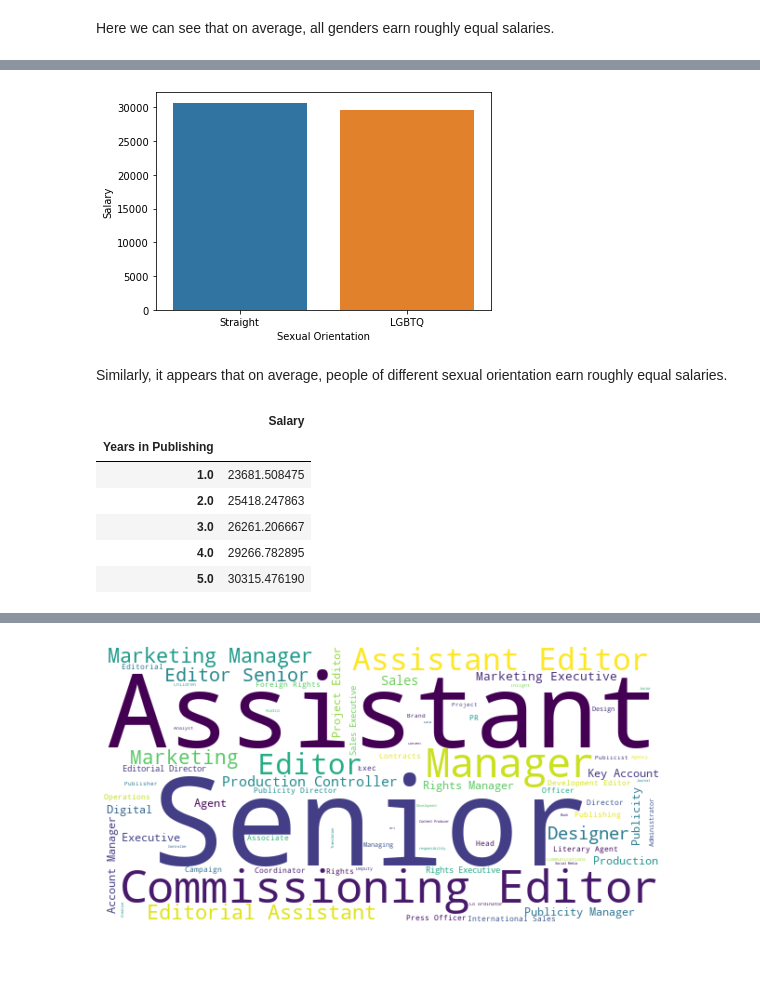
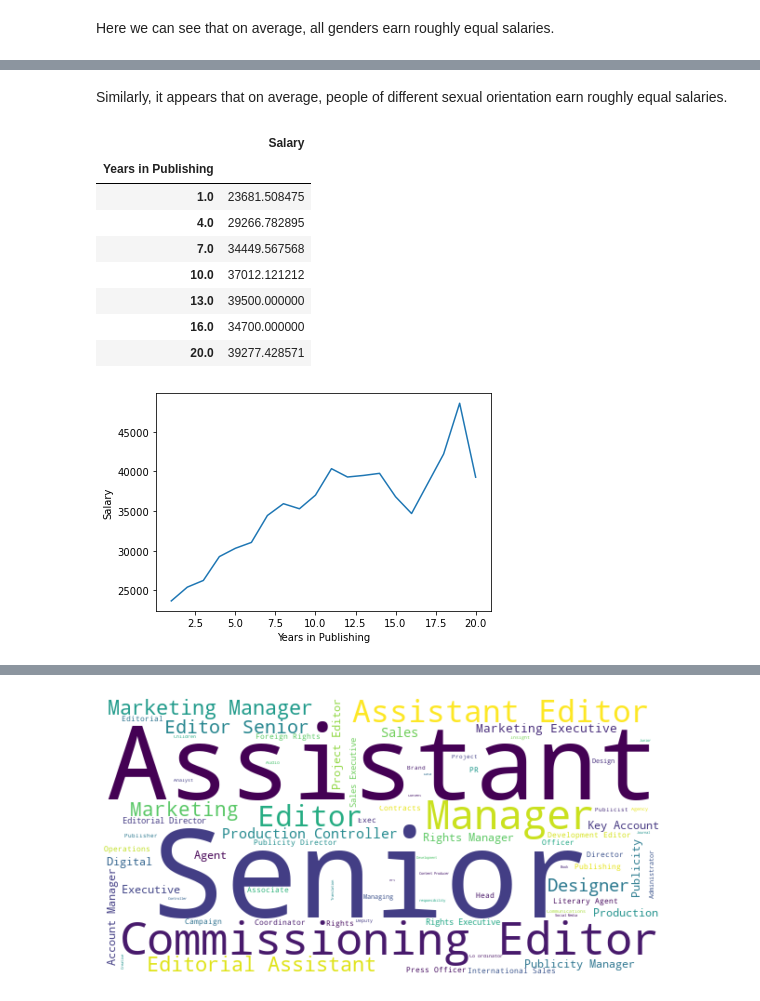
Before and after one commit to dan-grant-hunter/UK_Publishing_Analysis, a Jupyter notebook: book_publishing.ipynb, the cells around one changed output, grey strips where cells are left out. Saved outputs shown, nothing was run; the diff lists cells and outputs as text; code cells hidden in the pictures; blank space fills up the shorter version.

```diff
--- a/book_publishing.ipynb
+++ b/book_publishing.ipynb
@@ -612,20 +650,21 @@ pd.pivot_table(ukpub, index='Sexual Orientation',
-# %%
-# Plot graph showing mean salary amount for Sexual Orientation
-sexori_salary = pd.pivot_table(ukpub, index='Sexual Orientation', values='Salary').sort_values('Salary', ascending=False)
-sns.barplot(x=sexori_salary.index, y="Salary", data=sexori_salary);
-# %% [output]
-[figure, removed]
 # %% [markdown]
 Similarly, it appears that on average, people of different sexual orientation earn roughly equal salaries.
 # %%
 # Pivot table for average salary and average years in publishing for sexual orientation
-pd.pivot_table(ukpub, index='Years in Publishing',
-                       values=['Salary']).sort_index().head()
+display(pd.pivot_table(ukpub, index='Years in Publishing',
+                       values=['Salary']).sort_index()[::3])
+
+# Plot graph showing mean salary amount for Each year or Years in Publishing
+yip_salary = pd.pivot_table(ukpub, index='Years in Publishing', values='Salary').sort_values('Salary', ascending=False)
+sns.lineplot(x=yip_salary.index, y="Salary", data=yip_salary);
 # %% [output]
 |  | Salary |
 | Years in Publishing |  |
 | 1.0 | 23681.508475 |
-| 2.0 | 25418.247863 |
-| 3.0 | 26261.206667 |
 | 4.0 | 29266.782895 |
-| 5.0 | 30315.476190 |
+| 7.0 | 34449.567568 |
+| 10.0 | 37012.121212 |
+| 13.0 | 39500.000000 |
+| 16.0 | 34700.000000 |
+| 20.0 | 39277.428571 |
+[figure, added]
```
Also changed, not shown: parts of 88 cells of this notebook.
